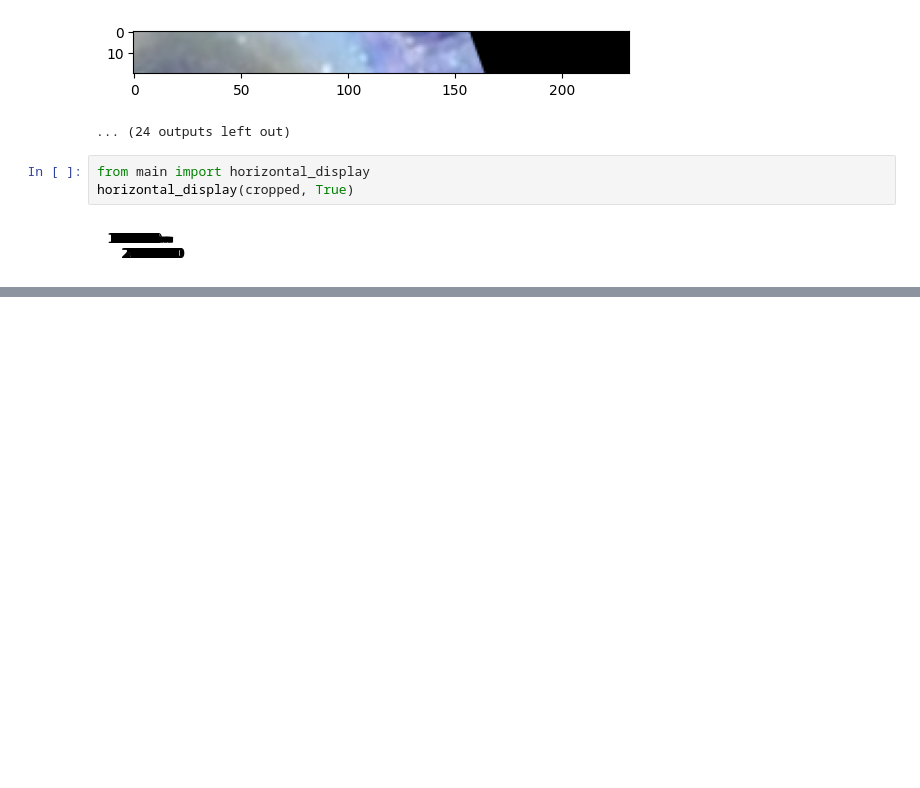
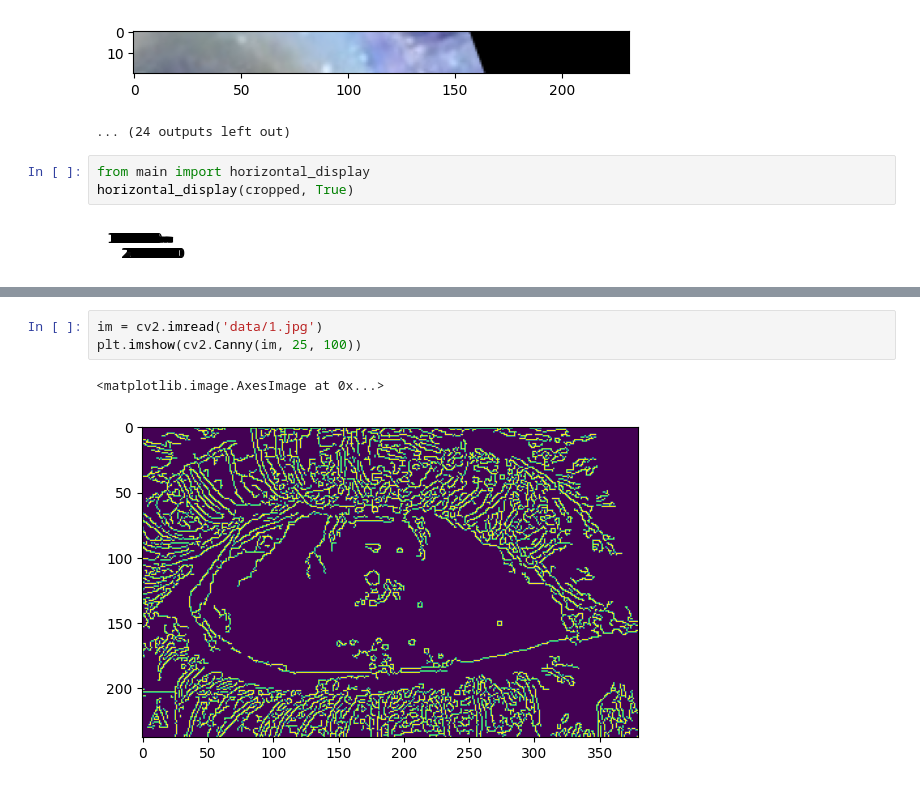
Before and after one commit to ethanrasmussen/EyeTraumaAnalysis, a Jupyter notebook: main.ipynb, the cells around one changed output, grey strips where cells are left out. Cells and saved outputs as stored; diff of their text form; blank space fills up the shorter version.

```diff
--- a/main.ipynb
+++ b/main.ipynb
@@ -114,0 +144,6 @@ horizontal_display(cropped, True)
+# %%
+im = cv2.imread('data/1.jpg')
+plt.imshow(cv2.Canny(im, 25, 100))
+# %% [output]
+<matplotlib.image.AxesImage at 0x...>
+[figure, added]
```
Also changed, not shown: parts of 3 cells of this notebook, 1 other file.
